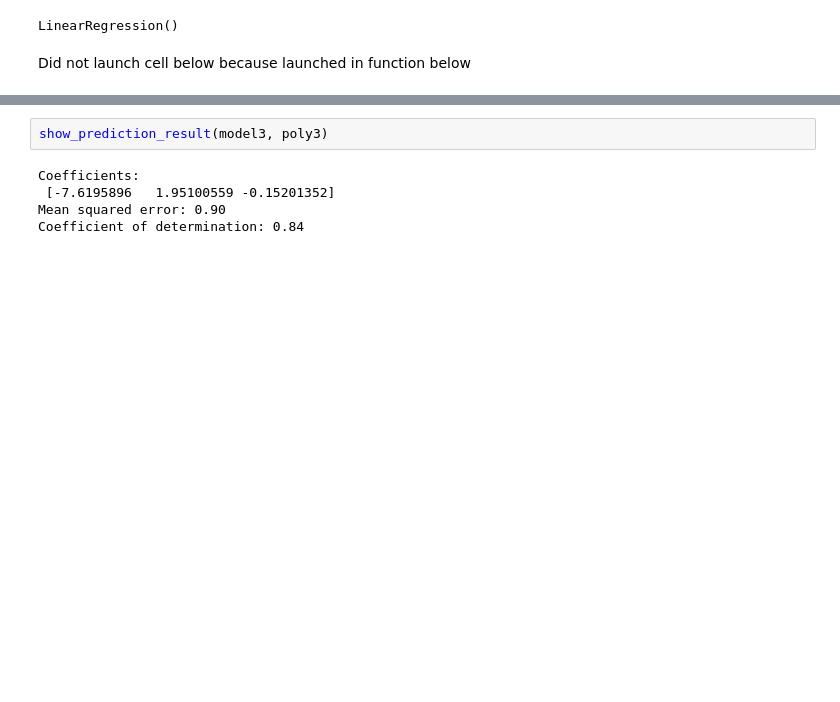
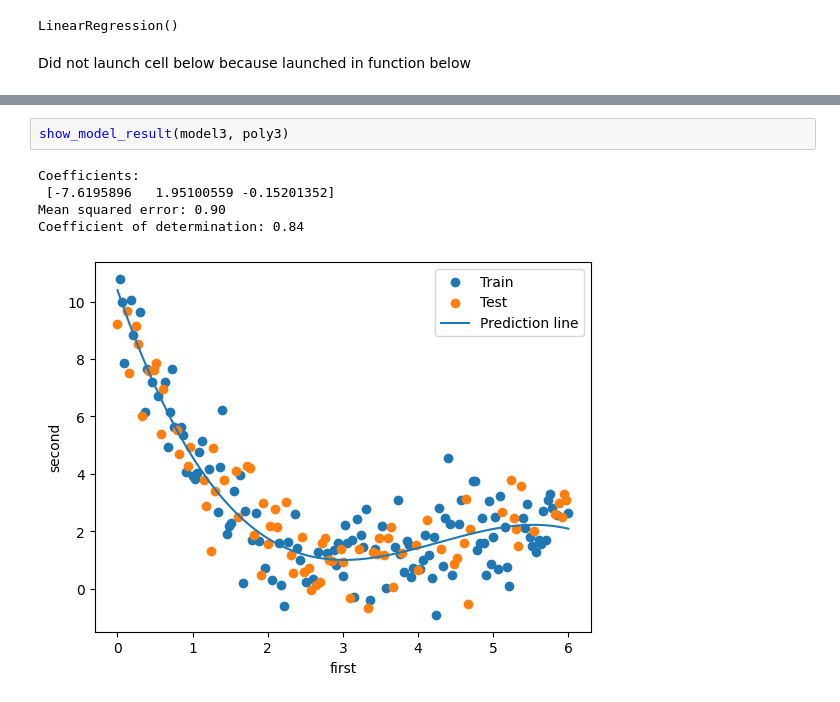
Before and after one commit to isAmirKhashimov/scikit-learn-labs, a Jupyter notebook: stud/khashimov/lab1/lab1.ipynb, the cells around one changed output, grey strips where cells are left out. Saved outputs shown, nothing was run; the diff lists cells and outputs as text; blank space fills up the shorter version.

```diff
--- a/stud/khashimov/lab1/lab1.ipynb
+++ b/stud/khashimov/lab1/lab1.ipynb
@@ -109,7 +140,8 @@ Coefficient of determination: 0.83
 # %%
-show_prediction_result(model3, poly3)
+show_model_result(model3, poly3)
 # %% [output]
 Coefficients:
  [-7.6195896   1.95100559 -0.15201352]
 Mean squared error: 0.90
 Coefficient of determination: 0.84
+[figure, added]
```
Also changed, not shown: parts of 6 cells of this notebook.
